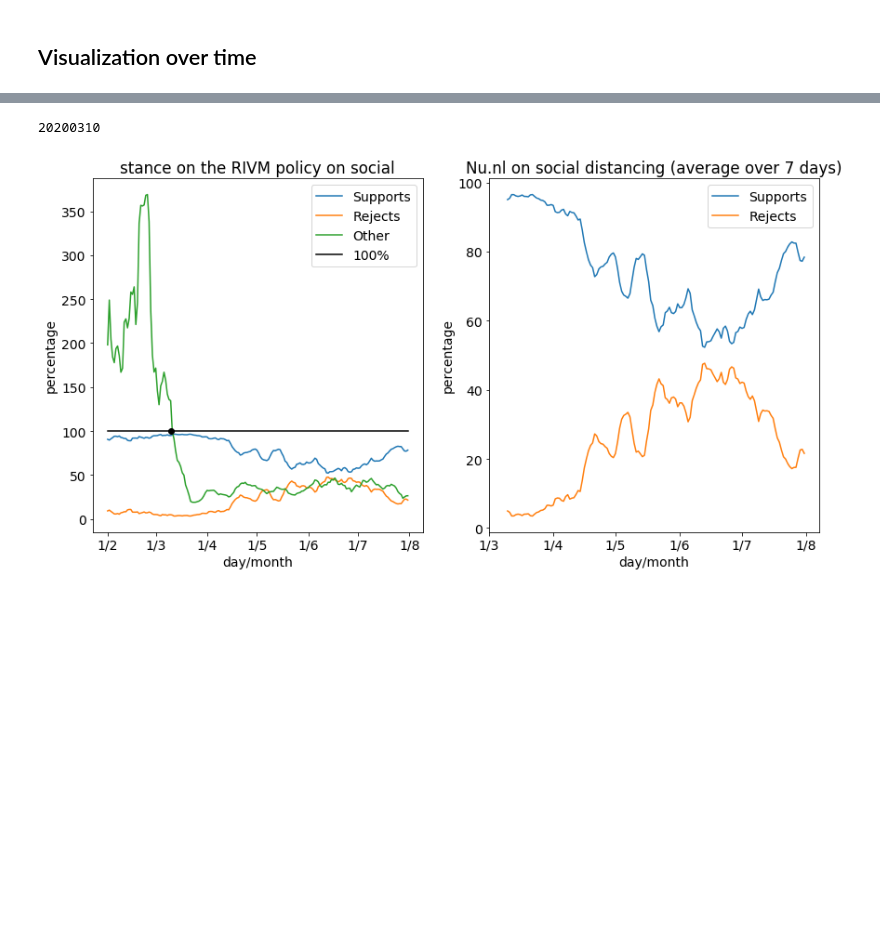
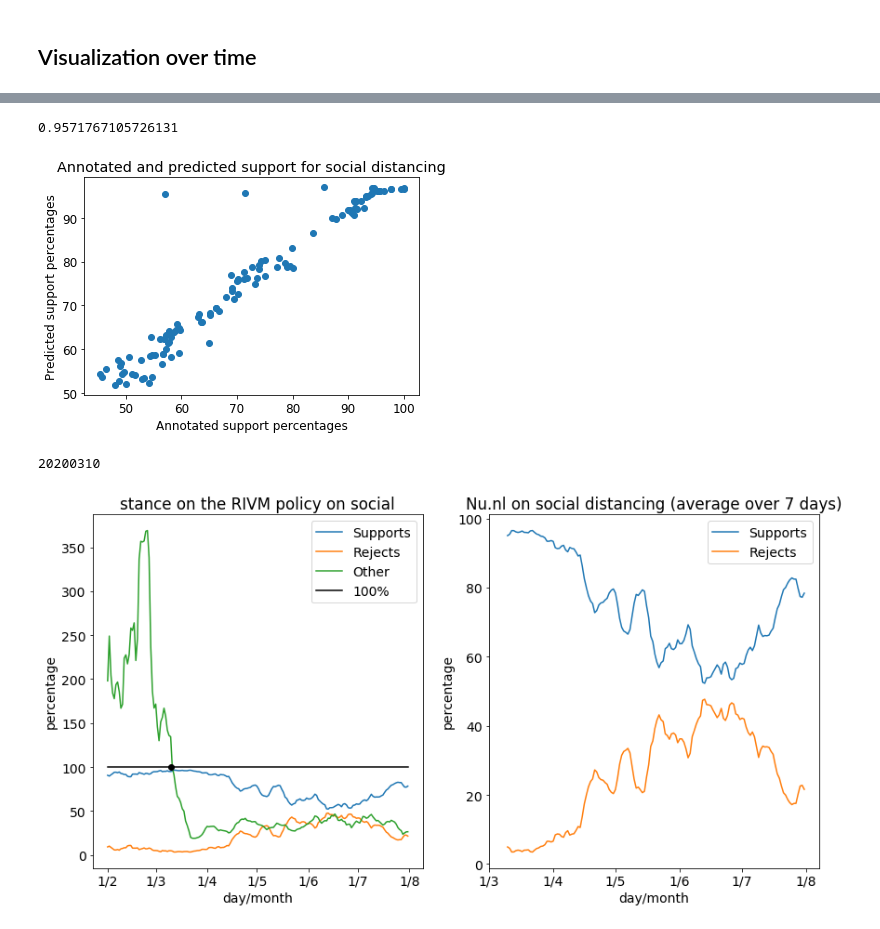
Before and after one commit to puregome/notebooks, a Jupyter notebook: fasttext.ipynb, the cells around one changed output, grey strips where cells are left out. Cells and saved outputs as stored; diff of their text form; code cells hidden in the pictures; blank space fills up the shorter version.

Commit message:
correlation annotated-predicted

```diff
--- a/fasttext.ipynb
+++ b/fasttext.ipynb
@@ -565,3 +566,29 @@ plt.show()
+# %%
+annotatedValues = []
+twitterValues = []
+
+for i in range(0,len(x[TWITTER])):
+    date = x[TWITTER][i]
+    if date >= datetime.datetime.strptime("20200310",DATEFORMAT):
+        for j in range(0,len(x[ANNOTATED])):
+            if x[ANNOTATED][j] == date:
+                twitterValues.append(ySupports[TWITTER][i])
+                annotatedValues.append(ySupports[ANNOTATED][j])
+np.corrcoef(annotatedValues,twitterValues)[1][0]
+# %% [output]
+0.9571767105726131
+# %%
+PLOTFILENAME = "plot.png"
+
+plt.figure()
+plt.scatter(annotatedValues,twitterValues)
+plt.ylabel("Predicted support percentages")
+plt.xlabel("Annotated support percentages")
+plt.title("Annotated and predicted support for social distancing")
+plt.savefig(PLOTFILENAME)
+plt.show()
+# %% [output]
+[figure, added]
 # %%
 allResults = results
 results = results[TWITTER]
```
Also changed, not shown: parts of 4 cells of this notebook.
